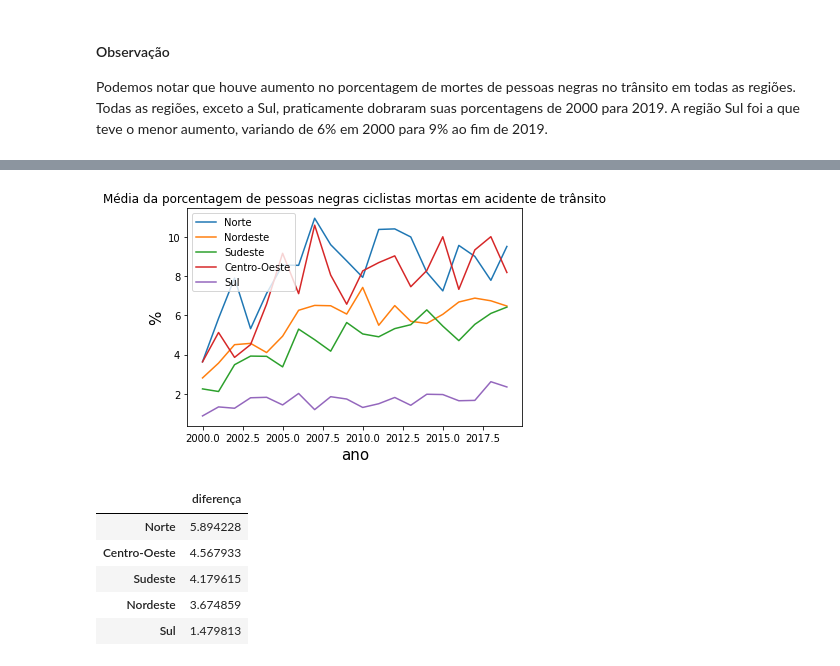
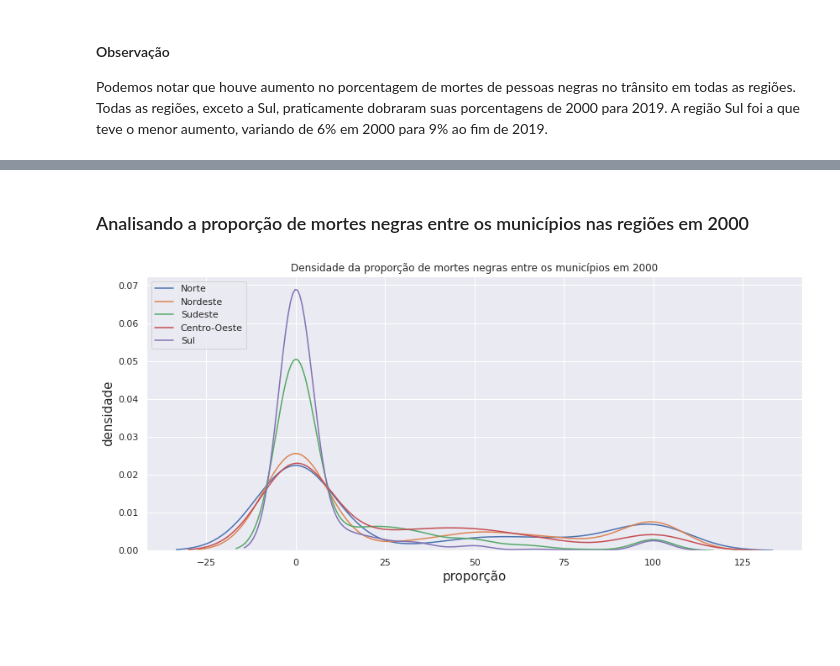
Before and after one commit to saulorcj/tarefas-analytica, a Jupyter notebook: A2/tratamento_dados_3.ipynb, the cells around one changed output, grey strips where cells are left out. Drawn from its saved outputs; the diff is of its cells as text; code cells hidden in the pictures; blank space fills up the shorter version.

Commit message:
começando a extratir informações mais específicas do dataset de morte no trânsito e do finbra

```diff
--- a/A2/tratamento_dados_3.ipynb
+++ b/A2/tratamento_dados_3.ipynb
@@ -153,0 +171,6 @@ df2
+# %%
+df_prop_2000.index = range(tamanho)
+df_prop_2019.index = range(tamanho)
+# %%
+coluna_dif_prop = df_prop_2019["prop_mortes_negras_acidente_transporte"] - df_prop_2000["prop_mortes_negras_acidente_transporte"]
+coluna_dif_prop
@@ -153,0 +190,5 @@ df2
+# %%
+df_dif_prop = dataset[dataset["ano"] == 2000][["sigla_uf", "id_municipio"]]
+df_dif_prop.index = range(tamanho)
+df_dif_prop["diferenca"] = coluna_dif_prop
+df_dif_prop
@@ -153,0 +209,11 @@ df2
+# %%
+sns.set(style="darkgrid")
+plt.figure(figsize=(14,6))
+for regiao in regioes:
+    regiao_diferencas = df_dif_prop[df_dif_prop["sigla_uf"].isin(regioes[regiao])]["diferenca"]
+    sns.kdeplot(regiao_diferencas)
+plt.title("Densidade da variação entre as proporções de mortes entre 2000 e 2019")
+plt.xlabel("diferença", size=15)
+plt.ylabel("densidade", size=15)
+plt.legend(regioes, loc="upper left")
+plt.show()
@@ -154,22 +225,15 @@ df2
+# %% [markdown]
+### Analisando a proporção de mortes negras entre os municípios nas regiões em 2000
 # %%
-plt.plot(df2)
-plt.title("Média da porcentagem de pessoas negras ciclistas mortas em acidente de trânsito")
-plt.xlabel("ano", size=15)
-plt.ylabel("%", size=15)
+sns.set(style="darkgrid")
+plt.figure(figsize=(14,6))
+for regiao in regioes:
+    regiao_proporcoes = df_prop_2000[df_prop_2000["sigla_uf"].isin(regioes[regiao])]["prop_mortes_negras_acidente_transporte"]
+    sns.kdeplot(regiao_proporcoes)
+plt.title("Densidade da proporção de mortes negras entre os municípios em 2000")
+plt.xlabel("proporção", size=15)
+plt.ylabel("densidade", size=15)
 plt.legend(regioes, loc="upper left")
 plt.show()
 # %% [output]
-[figure, old version]
+[figure, new version]
-# %%
-series_dif = df2.loc[2019] - df2.loc[2000]
-pd.DataFrame(series_dif.values,
-             index=regioes,
-             columns=["diferença"]).sort_values(by="diferença",
-                                                ascending=False)
-# %% [output]
-|  | diferença |
-| Norte | 5.894228 |
-| Centro-Oeste | 4.567933 |
-| Sudeste | 4.179615 |
-| Nordeste | 3.674859 |
-| Sul | 1.479813 |
```
Also changed, not shown: parts of 23 cells of this notebook, 1 other file.
